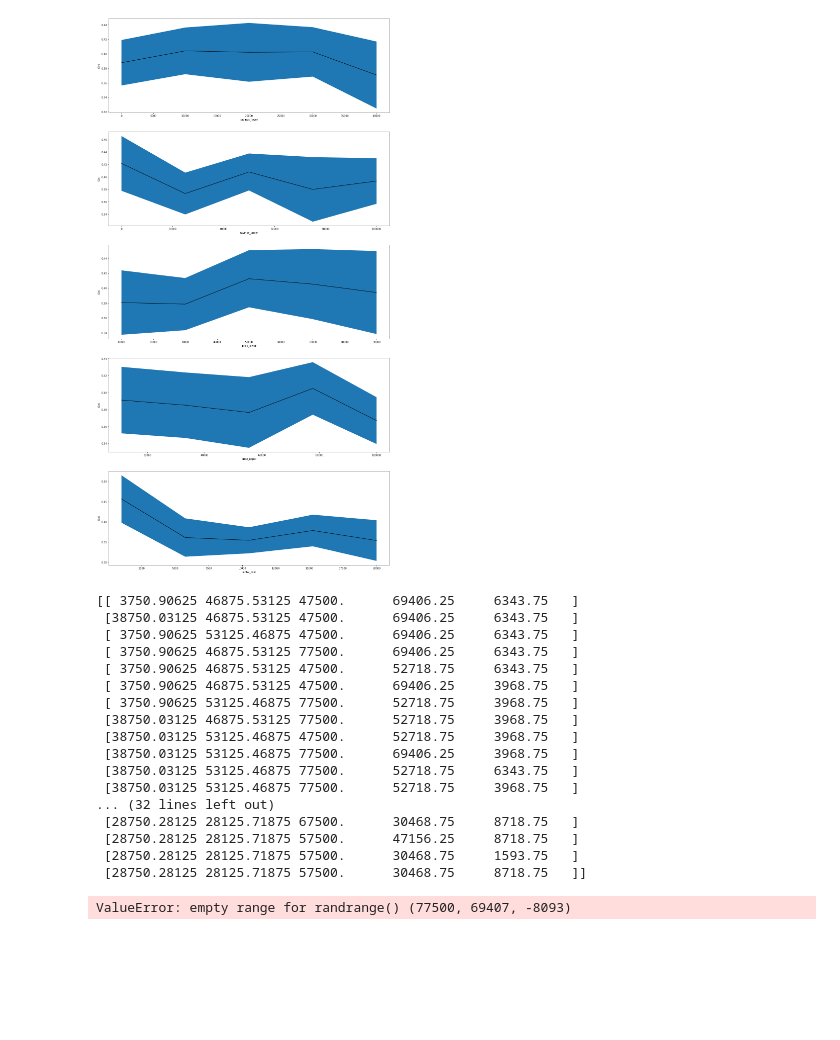
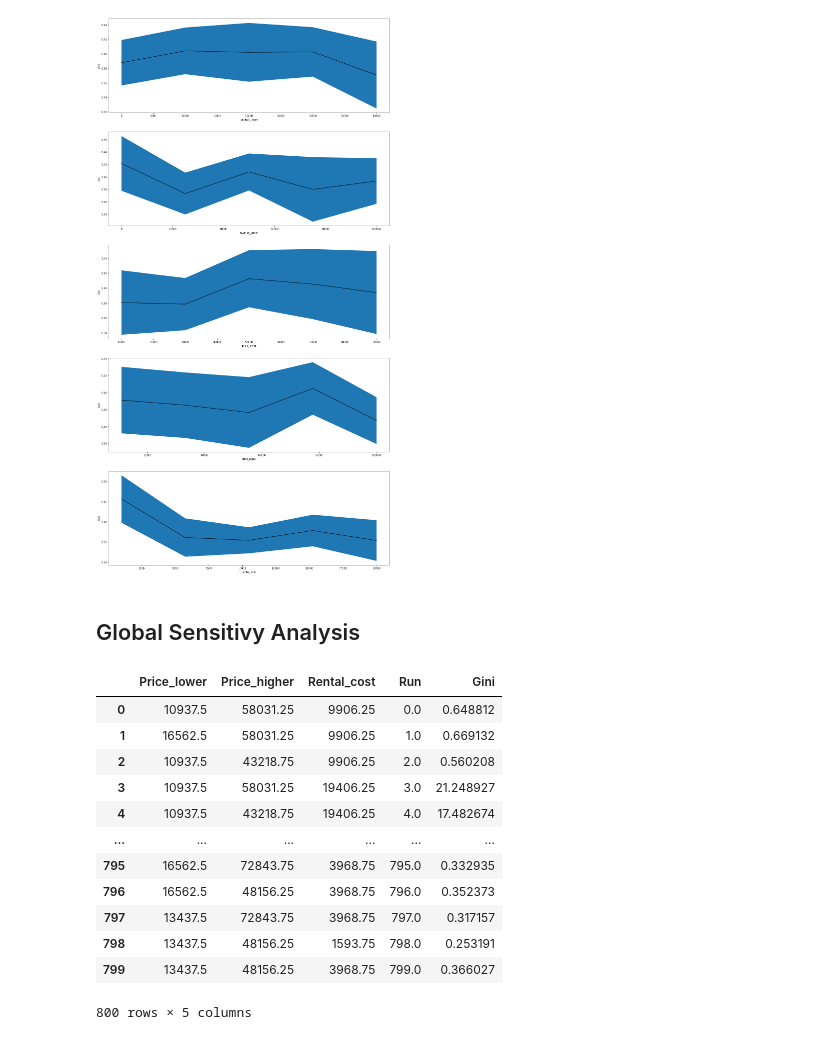
Before and after one commit to Caesar-blip/ABM, a Jupyter notebook: BatchRunner.ipynb, the cells around one changed output. Cells and saved outputs as stored; diff of their text form; code cells hidden in the pictures; blank space fills up the shorter version.

```diff
--- a/BatchRunner.ipynb
+++ b/BatchRunner.ipynb
@@ -98,6 +99,8 @@ for i, var in enumerate(problem['names']):
     axs[i].set_xlabel(var)
 # %% [output]
 [figure]
+# %% [markdown]
+## Global Sensitivy Analysis
 # %%
 '''
 This section runs Sobol
@@ -105,7 +108,7 @@ This section runs Sobol
 
 
 problem = {
-    'num_vars': 5,
-    'names': ['savings_lower', 'savings_upper', 'price_lower', 'price_upper', 'rental_cost'],
-    'bounds': [[1, 40_000], [1, 100_000], [10_000, 90_000], [11_000, 100_000], [1000, 20_000]]
+    'num_vars': 3,
+    'names': ['price_lower', 'price_upper', 'rental_cost'],
+    'bounds': [[10_000, 20_000], [21_000, 100_000], [1000, 20_000]]
 }
@@ -112,33 +119,34 @@ problem = {
 # %%
-param_values = saltelli.sample(problem, 4)
-print(param_values)
+'''
+Generate Saltetlli sample
+'''
+param_values = saltelli.sample(problem, distinct_samples)
-# %% [output]
-[[ 3750.90625 46875.53125 47500.      69406.25     6343.75   ]
- [38750.03125 46875.53125 47500.      69406.25     6343.75   ]
- [ 3750.90625 53125.46875 47500.      69406.25     6343.75   ]
- [ 3750.90625 46875.53125 77500.      69406.25     6343.75   ]
- [ 3750.90625 46875.53125 47500.      52718.75     6343.75   ]
- [ 3750.90625 46875.53125 47500.      69406.25     3968.75   ]
- [ 3750.90625 53125.46875 77500.      52718.75     3968.75   ]
- [38750.03125 46875.53125 77500.      52718.75     3968.75   ]
- [38750.03125 53125.46875 47500.      52718.75     3968.75   ]
- [38750.03125 53125.46875 77500.      69406.25     3968.75   ]
- [38750.03125 53125.46875 77500.      52718.75     6343.75   ]
- [38750.03125 53125.46875 77500.      52718.75     3968.75   ]
-... (32 lines left out)
- [28750.28125 28125.71875 67500.      30468.75     8718.75   ]
- [28750.28125 28125.71875 57500.      47156.25     8718.75   ]
- [28750.28125 28125.71875 57500.      30468.75     1593.75   ]
- [28750.28125 28125.71875 57500.      30468.75     8718.75   ]]
 # %%
-for i in range(4):
+counter = 0
+df_global = pd.DataFrame(columns = ('Price_lower', 'Price_higher', 'Rental_cost', 'Run', 'Gini'))
+
+for i in range(replicates):
     for vals in param_values:
-
-        model = HousingMarket(savings_lower = int(vals[0]), savings_upper = int(vals[1]),
-                              price_lower = int(vals[2]), price_upper = int(vals[3]),
-                             rental_cost = int(vals[4]))
-
-        model.run_model(3)
+        model = HousingMarket(price_lower = int(vals[0]), price_upper = int(vals[1]), rental_cost = int(vals[2]))
+        model.run_model(max_steps)
         data = model.datacollector.get_model_vars_dataframe()
+        dict = {'Price_lower': vals[0], 'Price_higher': vals[1],
+                'Rental_cost': vals[2], 'Run': counter, 'Gini': data['Gini'].iloc[-1]}
+        df_global = df_global.append(dict, ignore_index=True)
+        counter += 1
-# %% [output]
-ValueError: empty range for randrange() (77500, 69407, -8093)
+# %%
+df_global
+# %% [output]
+|  | Price_lower | Price_higher | Rental_cost | Run | Gini |
+| 0 | 10937.5 | 58031.25 | 9906.25 | 0.0 | 0.648812 |
+| 1 | 16562.5 | 58031.25 | 9906.25 | 1.0 | 0.669132 |
+| 2 | 10937.5 | 43218.75 | 9906.25 | 2.0 | 0.560208 |
+| 3 | 10937.5 | 58031.25 | 19406.25 | 3.0 | 21.248927 |
+| 4 | 10937.5 | 43218.75 | 19406.25 | 4.0 | 17.482674 |
+| ... | ... | ... | ... | ... | ... |
+| 795 | 16562.5 | 72843.75 | 3968.75 | 795.0 | 0.332935 |
+| 796 | 16562.5 | 48156.25 | 3968.75 | 796.0 | 0.352373 |
+| 797 | 13437.5 | 72843.75 | 3968.75 | 797.0 | 0.317157 |
+| 798 | 13437.5 | 48156.25 | 1593.75 | 798.0 | 0.253191 |
+| 799 | 13437.5 | 48156.25 | 3968.75 | 799.0 | 0.366027 |
+800 rows × 5 columns
```
Also changed, not shown: parts of 6 cells of this notebook.
